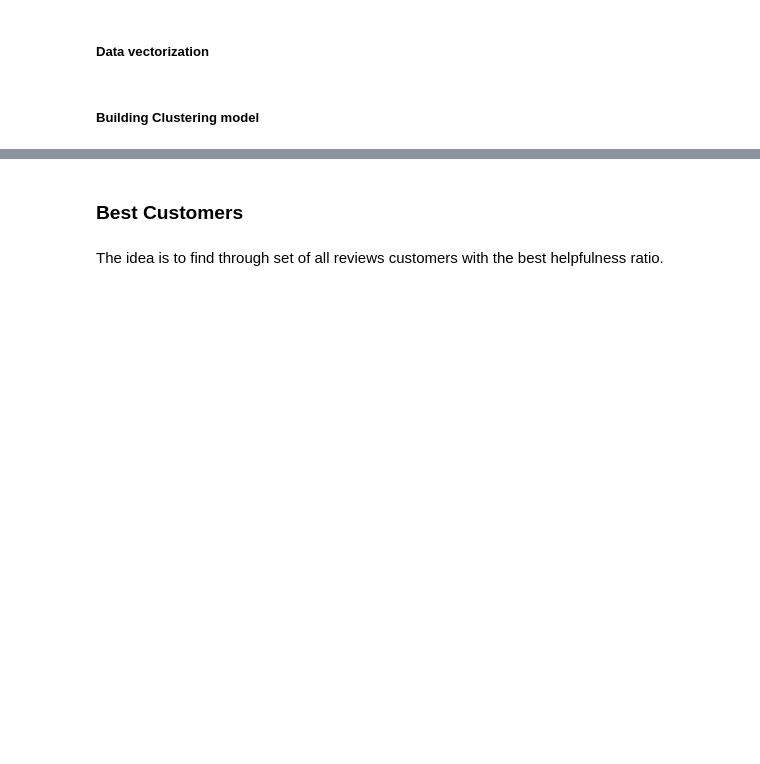
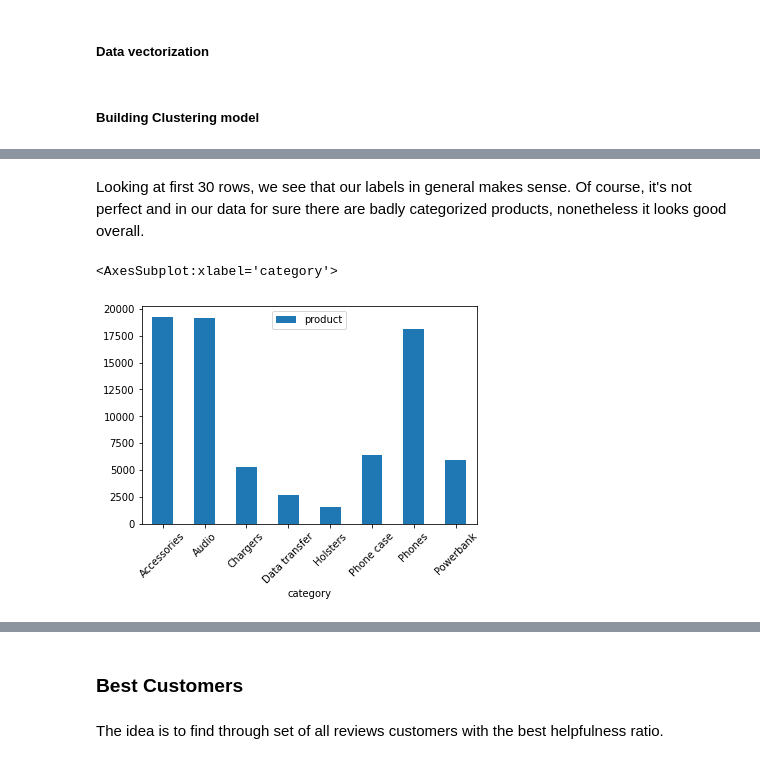
Before and after one commit to JankowskiDaniel/amazon-reviews, a Jupyter notebook: cell-phones-analysis.ipynb, the cells around one changed output, grey strips where cells are left out. Saved outputs shown, nothing was run; the diff lists cells and outputs as text; code cells hidden in the pictures; blank space fills up the shorter version.

```diff
--- a/cell-phones-analysis.ipynb
+++ b/cell-phones-analysis.ipynb
@@ -465,0 +379,11 @@ cover,removable,motorola,ratcheting,leather,case,holster,swivel,clip,belt
+# %%
+categories = {0: 'Accessories', 1: 'Phones', 2: 'Holsters', 3: 'Chargers', 4: 'Audio', 5: 'Data transfer', 6: 'Powerbank', 7: 'Phone case'}
+# %%
+#load original product names
+products = df.copy()
+products = products[products['product'].notna()]['product']\
+    .drop_duplicates()
+#convert series to dataframe object
+products = products.to_frame()
+products['cluster'] = df_products['cluster']
+products.head()
@@ -465,0 +397,8 @@ cover,removable,motorola,ratcheting,leather,case,holster,swivel,clip,belt
+# %%
+#Create df with product names, price, score, and clusters
+df_products = df.copy()
+df_products = df_products[['product','price','score']]
+df_products = pd.merge(df_products, products, on='product', how='left')
+#replace cluster number with name of category
+df_products = df_products.replace({"cluster": categories})
+df_products = df_products.rename(columns={'cluster':'category'})
@@ -465,0 +429,15 @@ cover,removable,motorola,ratcheting,leather,case,holster,swivel,clip,belt
+# %% [markdown]
+Looking at first 30 rows, we see that our labels in general makes sense. Of course, it's not perfect and in our data for sure there are badly categorized products, nonetheless it looks good overall.
+# %%
+# count products grouped by categories
+categories_count = df_products.groupby('category').count()
+# mean of price and score grouped by categories
+categories_mean = df_products.groupby('category').mean()
+labels = df_products['category'].drop_duplicates().sort_values().to_numpy()[:8]
+categories_count['category'] = labels
+categories_mean['category'] = labels
+# %%
+categories_count.plot.bar(x='category', y='product', rot=45)
+# %% [output]
+<AxesSubplot:xlabel='category'>
+[figure, added]
```
Also changed, not shown: parts of 50 cells of this notebook.
